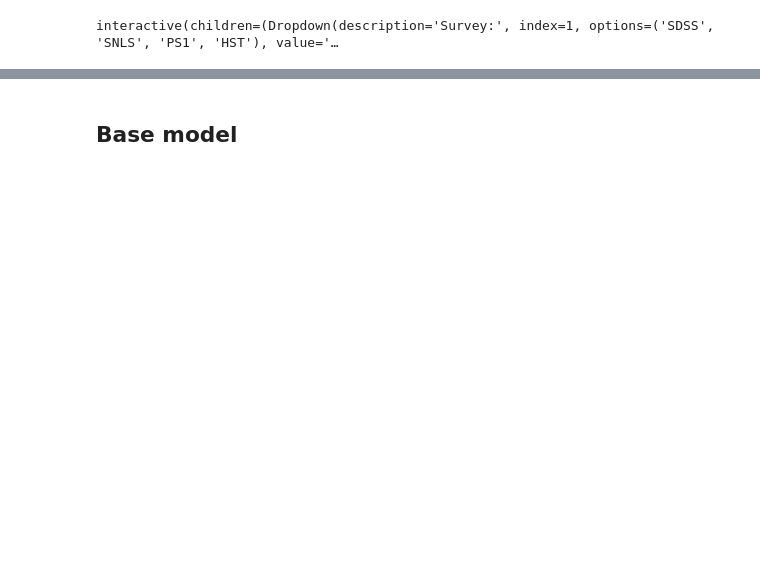
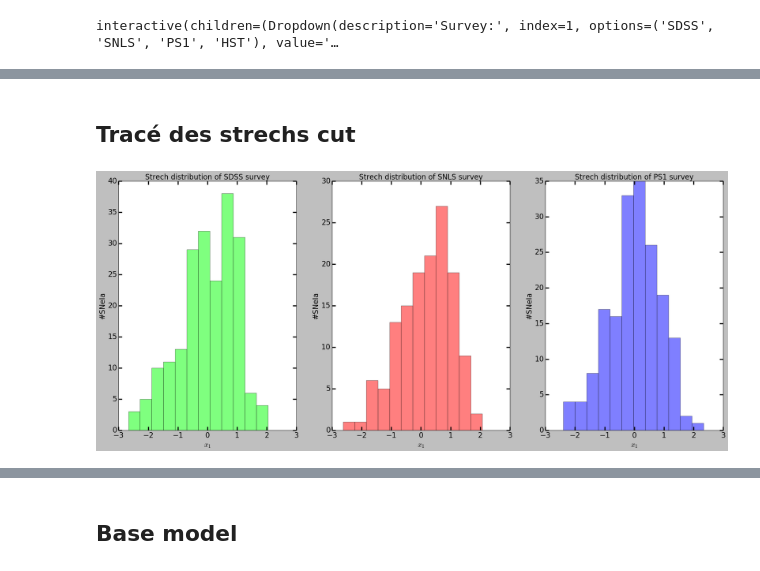
Before and after one commit to Nora-n/variaIa, a Jupyter notebook: notebooks/ModeFits.ipynb, the cells around one changed output, grey strips where cells are left out. Cells and saved outputs as stored; diff of their text form; code cells hidden in the pictures; blank space fills up the shorter version.

```diff
--- a/notebooks/ModeFits.ipynb
+++ b/notebooks/ModeFits.ipynb
@@ -61,0 +133,53 @@ baserate.pshow_r_SNLS(datap, 0.2, 100)
+# %% [markdown]
+## Tracé des strechs cut
+# %%
+plt.figure(figsize = [30,12])
+
+plt.subplot(131)
+plt.hist(x1_cuts['SDSS'], bins = nb_x.value, color = colors['SDSS'], alpha = .5)
+
+ax = plt.gca()
+ax.tick_params(axis = 'both',
+               direction = 'in',
+               length = 10, width = 3,
+               labelsize = 20,
+               which = 'both',
+               top = True, right = True)
+plt.xlabel('$x_1$', fontsize = 20)
+plt.ylabel('#SNeIa', fontsize = 20)
+
+plt.title('Strech distribution of SDSS survey', fontsize = 20)
+
+plt.subplot(132)
+plt.hist(x1_cuts['SNLS'], bins = nb_x.value, color = colors['SNLS'], alpha = .5)
+
+ax = plt.gca()
+ax.tick_params(axis = 'both',
+               direction = 'in',
+               length = 10, width = 3,
+               labelsize = 20,
+               which = 'both',
+               top = True, right = True)
+plt.xlabel('$x_1$', fontsize = 20)
+plt.ylabel('#SNeIa', fontsize = 20)
+
+plt.title('Strech distribution of SNLS survey', fontsize = 20)
+
+plt.subplot(133)
+plt.hist(x1_cuts['PS1'], bins = nb_x.value, color = colors['PS1'], alpha = .5)
+
+ax = plt.gca()
+ax.tick_params(axis = 'both',
+               direction = 'in',
+               length = 10, width = 3,
+               labelsize = 20,
+               which = 'both',
+               top = True, right = True)
+plt.xlabel('$x_1$', fontsize = 20)
+plt.ylabel('#SNeIa', fontsize = 20)
+
+plt.title('Strech distribution of PS1 survey', fontsize = 20)
+
+plt.show()
+# %% [output]
+[figure, added]
```
Also changed, not shown: parts of 17 cells of this notebook, 1 other file.
